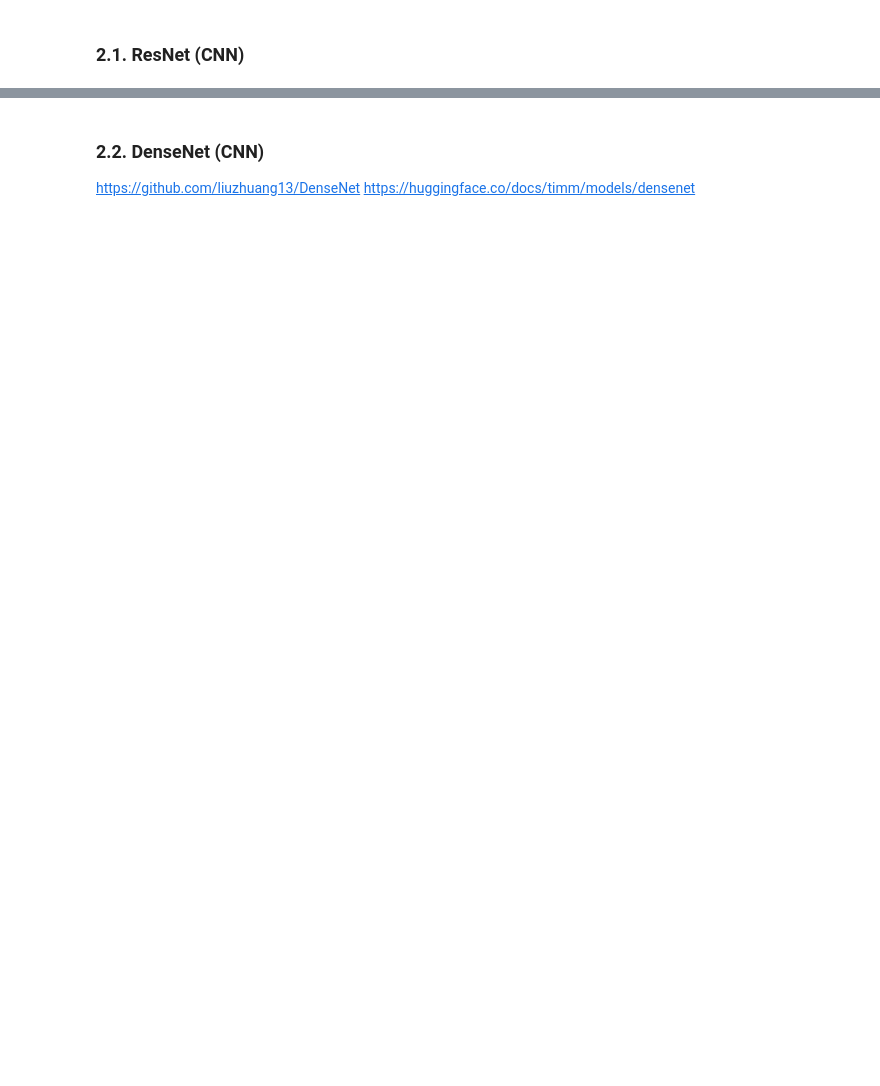
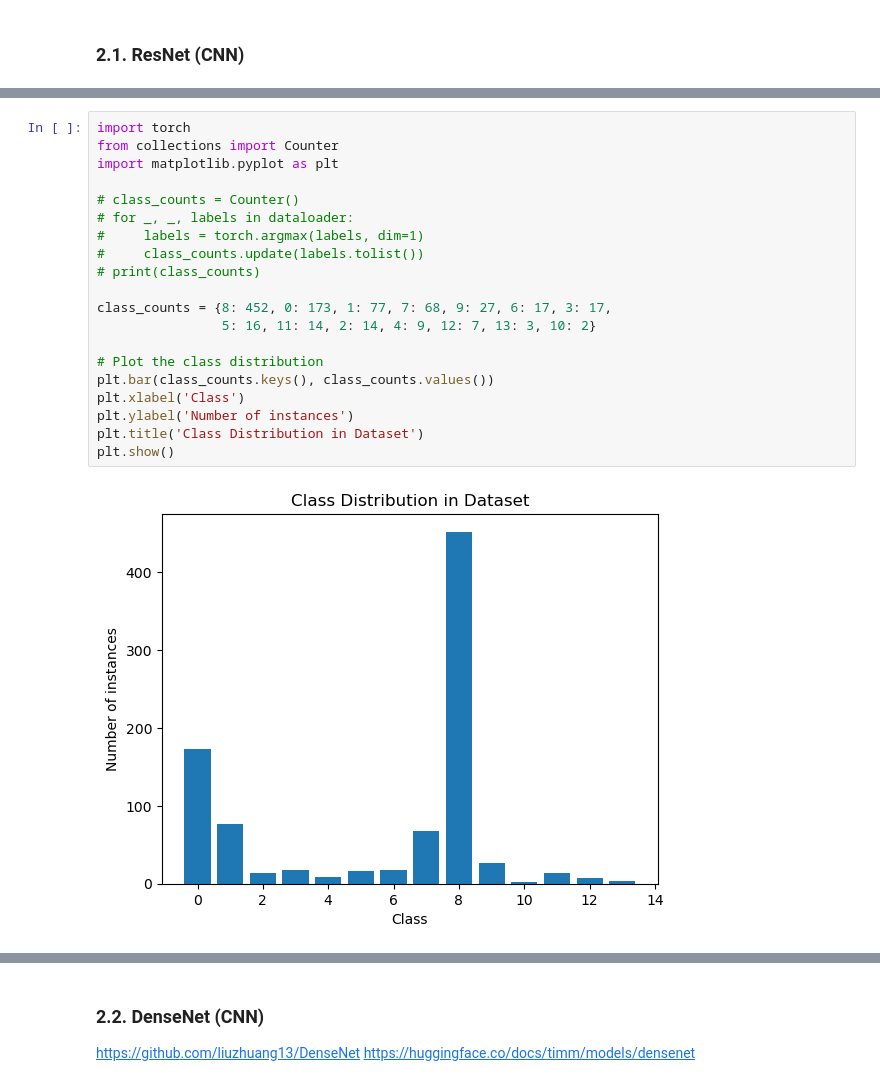
Before and after one commit to silviiaromanato/biomed-team4, a Jupyter notebook: multimodal/biomed.ipynb, the cells around one changed output, grey strips where cells are left out. Saved outputs shown, nothing was run; the diff lists cells and outputs as text; blank space fills up the shorter version.

```diff
--- a/multimodal/biomed.ipynb
+++ b/multimodal/biomed.ipynb
@@ -112,0 +123,22 @@ ResNetForImageClassification(
+# %%
+import torch
+from collections import Counter
+import matplotlib.pyplot as plt
+
+# class_counts = Counter()
+# for _, _, labels in dataloader:
+#     labels = torch.argmax(labels, dim=1)
+#     class_counts.update(labels.tolist())
+# print(class_counts)
+
+class_counts = {8: 452, 0: 173, 1: 77, 7: 68, 9: 27, 6: 17, 3: 17,
+                5: 16, 11: 14, 2: 14, 4: 9, 12: 7, 13: 3, 10: 2}
+
+# Plot the class distribution
+plt.bar(class_counts.keys(), class_counts.values())
+plt.xlabel('Class')
+plt.ylabel('Number of instances')
+plt.title('Class Distribution in Dataset')
+plt.show()
+# %% [output]
+[figure, added]
```
Also changed, not shown: parts of 22 cells of this notebook, 6 other files.
